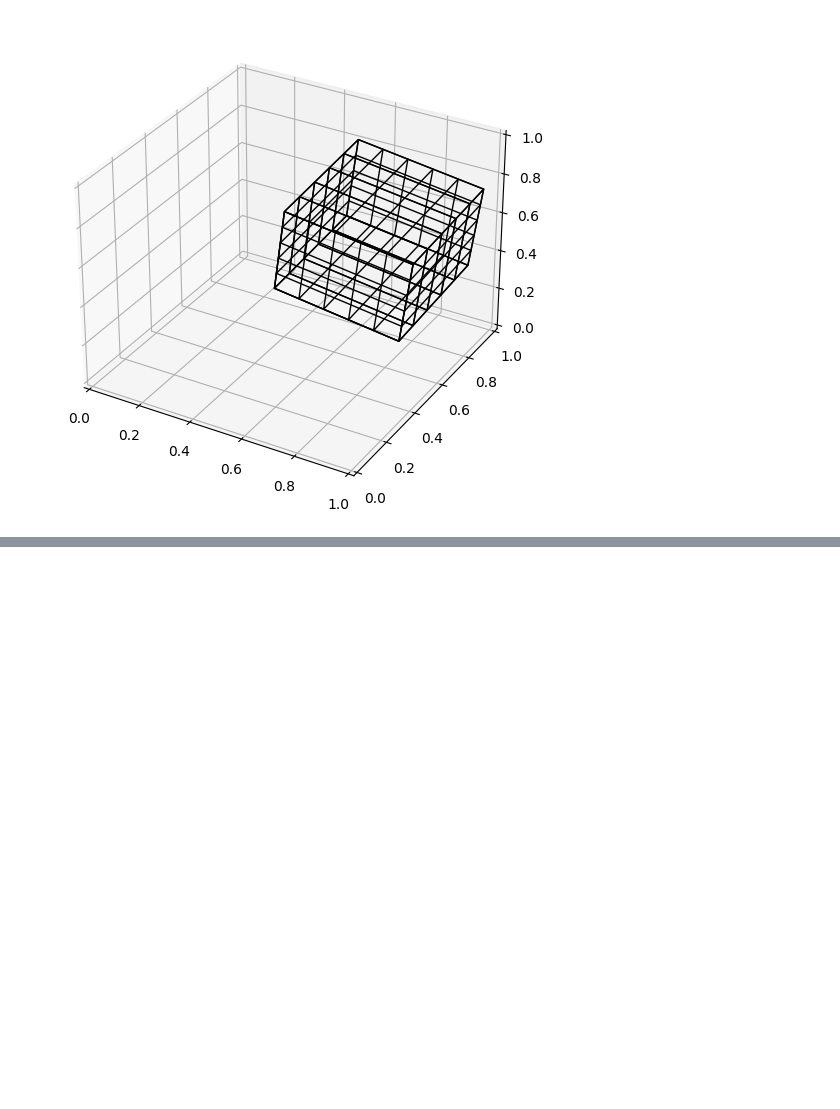
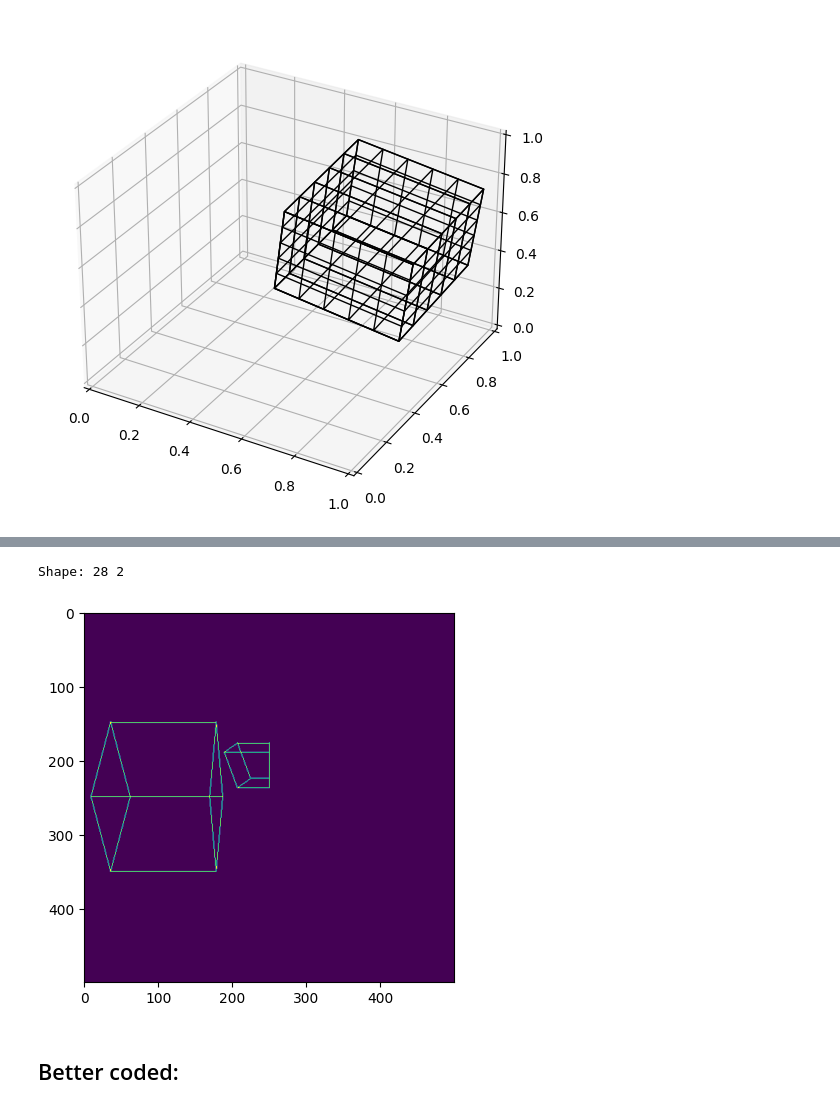
Before and after one commit to Beloin/PythonGraphicLibrary, a Jupyter notebook: camera_tests.ipynb, the cells around one changed output, grey strips where cells are left out. Drawn from its saved outputs; the diff is of its cells as text; code cells hidden in the pictures; blank space fills up the shorter version.

```diff
--- a/camera_tests.ipynb
+++ b/camera_tests.ipynb
@@ -135,0 +174,55 @@ Shape: 28 2
+# %%
+# Setup Camera
+at = (0, 0, 0)
+eye = (10, 0, 10)
+
+# eye = transformation.rotate(eye, (1, 1, 1))
+camera = cam.get_camera(at, eye)
+
+# Cube 01
+edges = wireframe.cube(.5, res=.1)
+
+edges = transformation.scale_interval(edges, (0, 20))  # Camera is between 0 and 20
+edges = cam.edges_to_camera(edges, camera, eye)
+edges = transformation.scale_interval(edges, (-1, 1), (0, 20))  # The raster representation is between -1 and 1
+
+# Trans 01
+edges = transformation.rotate_edges(edges, (0, 0, 0))
+edges = transformation.translate_edges(edges, (0, 0, 0))
+edges = transformation.scale_edges(edges, (1, 1, 1))
+
+# Cube 02
+edges2 = wireframe.cube(.5, res=.1)
+# edges2 = transformation.translate_edges(edges2, (1, 0, 0))
+
+edges2 = transformation.scale_interval(edges2, (0, 20))  # Camera is between 0 and 20
+edges2 = cam.edges_to_camera(edges2, camera, eye)
+edges2 = transformation.scale_interval(edges2, (-1, 1), (0, 20))  # The raster representation is between -1 and 1
+
+# Trans 02
+edges = transformation.rotate_edges(edges, (0, 0, 0))
+edges = transformation.translate_edges(edges, (.5, 1, -4))
+edges = transformation.scale_edges(edges, (1, 1, 1))
+
+new_edges = persp.perspective_edges(edges, eye, scale)
+new_edges2 = persp.perspective_edges(edges2, eye, scale)
+
+scale_x, scale_y = (500, 500)
+scale = (scale_x, scale_y)
+
+# new_edges = edges
+print("Shape:", len(new_edges), len(new_edges[0]))
+
+mx = [[0 for _ in range(scale_x)] for _ in range(scale_y)]
+pts = draw_edge_list(new_edges, scale)
+pts2 = draw_edge_list(new_edges2, scale)
+insert_points(mx, pts)
+insert_points(mx, pts2)
+
+plt.imshow(convert_img(mx))
+plt.show()
+# %% [output]
+Shape: 28 2
+[figure, added]
+# %% [markdown]
+## Better coded:
```
Also changed, not shown: parts of 6 cells of this notebook, 2 other files.
